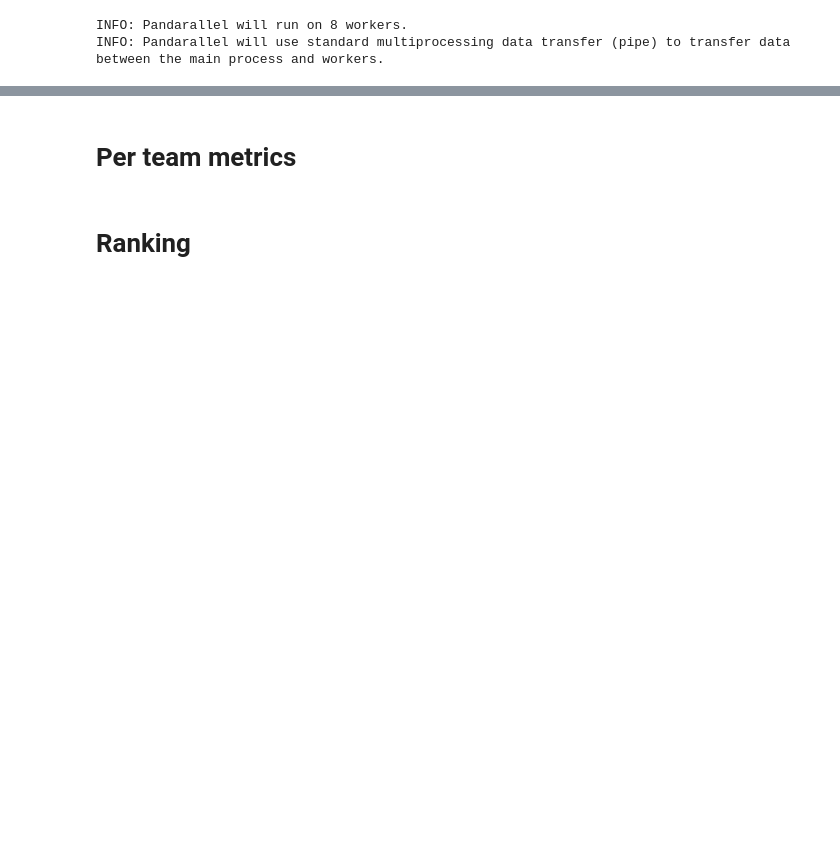
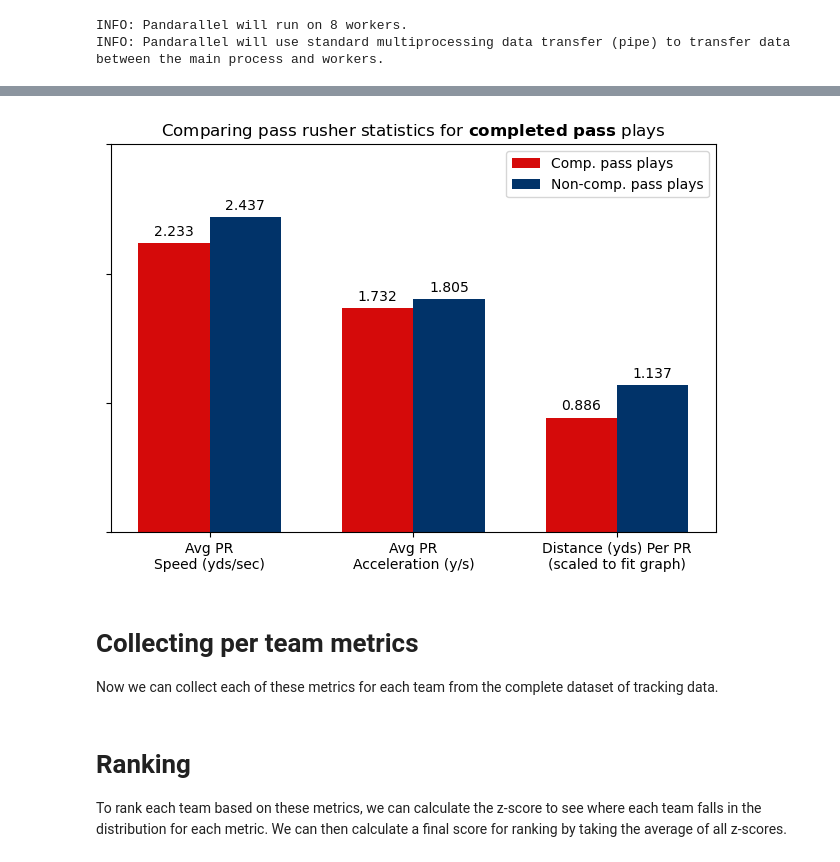
Before and after one commit to MattLowrieDS/big-data-bowl-2023, a Jupyter notebook: Deriving Offensive Line Effectiveness from Tracking Data.ipynb, the cells around one changed output, grey strips where cells are left out. Cells and saved outputs as stored; diff of their text form; code cells hidden in the pictures; blank space fills up the shorter version.

```diff
--- a/Deriving Offensive Line Effectiveness from Tracking Data.ipynb
+++ b/Deriving Offensive Line Effectiveness from Tracking Data.ipynb
@@ -117,5 +155,51 @@ plt.show()
+# %%
+passc_gp_gb = plays_df.loc[plays_df['passResult'] == 'C'].groupby(['gameId', 'playId'])
+
+track_passc_df = track_df.loc[track_gp_combos.isin(passc_gp_gb.groups.keys())]
+track_nonpassc_df = track_df.loc[~track_gp_combos.isin(passc_gp_gb.groups.keys())]
+
+passc_gpn_combos = track_passc_df[['gameId', 'playId', 'nflId']].parallel_apply(tuple, axis=1)
+nonpassc_gpn_combos = track_nonpassc_df[['gameId', 'playId', 'nflId']].parallel_apply(tuple, axis=1)
+# %%
+track_passc_prs_df = track_passc_df.loc[passc_gpn_combos.isin(pass_rush_ids_gb.groups.keys())]
+num_passc_prs = len(track_passc_prs_df[['gameId', 'playId', 'nflId']].drop_duplicates().index)
+track_nonpassc_prs_df = track_nonpassc_df.loc[nonpassc_gpn_combos.isin(pass_rush_ids_gb.groups.keys())]
+num_nonpassc_prs = len(track_nonpassc_prs_df[['gameId', 'playId', 'nflId']].drop_duplicates().index)
+# %%
+passc_avg_speed = track_passc_df.loc[passc_gpn_combos.isin(pass_rush_ids_gb.groups.keys())]['s'].mean()
+passc_avg_accel = track_passc_df.loc[passc_gpn_combos.isin(pass_rush_ids_gb.groups.keys())]['a'].mean()
+passc_sum_dist = track_passc_df.loc[passc_gpn_combos.isin(pass_rush_ids_gb.groups.keys())]['dis'].sum()
+passc_dist_per_pr = passc_sum_dist/num_passc_prs
+
+nonpassc_avg_speed = track_nonpassc_df.loc[nonpassc_gpn_combos.isin(pass_rush_ids_gb.groups.keys())]['s'].mean()
+nonpassc_avg_accel = track_nonpassc_df.loc[nonpassc_gpn_combos.isin(pass_rush_ids_gb.groups.keys())]['a'].mean()
+nonpassc_sum_dist = track_nonpassc_df.loc[nonpassc_gpn_combos.isin(pass_rush_ids_gb.groups.keys())]['dis'].sum()
+nonpassc_dist_per_pr = nonpassc_sum_dist/num_nonpassc_prs
+# %%
+x_lbls = ['Avg PR\nSpeed (yds/sec)', 'Avg PR\nAcceleration (y/s)',
+          'Distance (yds) Per PR\n(scaled to fit graph)']
+x_range = np.arange(len(x_lbls))
+dist_graph_scale_factor = 100000
+passc_vals = [passc_avg_speed, passc_avg_accel, passc_dist_per_pr/10]
+nonpassc_vals = [nonpassc_avg_speed, nonpassc_avg_accel, nonpassc_dist_per_pr/10]
+
+bar_width = 0.35
+fig, ax = plt.subplots()
+bars_passc = ax.bar(x_range - bar_width/2, passc_vals, bar_width, label='Comp. pass plays', color=NFL_RED)
+bars_nonpassc = ax.bar(x_range + bar_width/2, nonpassc_vals, bar_width, label='Non-comp. pass plays', color=NFL_BLUE)
+ax.bar_label(bars_passc, padding=3, fmt='%.3f')
+ax.bar_label(bars_nonpassc, padding=3, fmt='%.3f')
+ax.set_xticks(x_range, x_lbls)
+ax.set_yticks(np.arange(ax.get_ylim()[1]+0.5), [])
+ax.legend()
+plt.title(r'Comparing pass rusher statistics for $\bf{completed}$ $\bf{pass}$ plays')
+fig.tight_layout()
+plt.show()
+# %% [output]
+[figure, added]
 # %% [markdown]
-# Per team metrics
+# Collecting per team metrics
+Now we can collect each of these metrics for each team from the complete dataset of tracking data.
 # %%
 def collect_offensive_team_metrics(r):
     gid, pid = r
@@ -165,2 +251,3 @@ for t in track_df['team'].unique():
 # %% [markdown]
 # Ranking
+To rank each team based on these metrics, we can calculate the z-score to see where each team falls in the distribution for each metric. We can then calculate a final score for ranking by taking the average of all z-scores.
```
Also changed, not shown: parts of 33 cells of this notebook.
